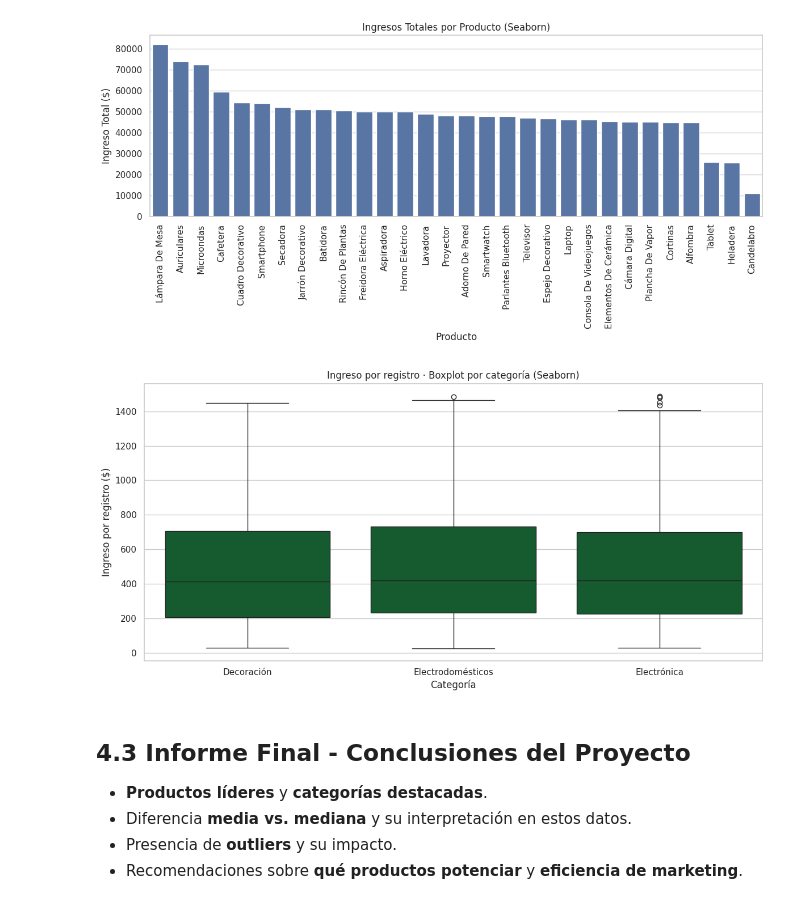
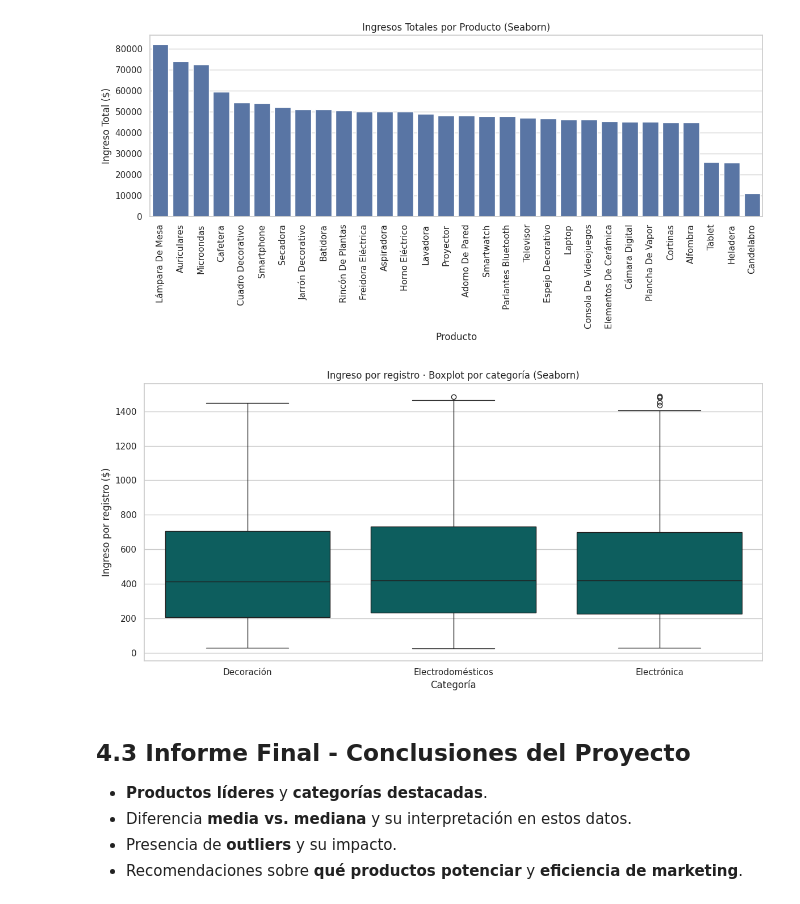
Before and after one commit to herguad/TT_data_analysis, a Jupyter notebook: Herrera_G_com_252612_ENTREGA_TT.ipynb, the cells around one changed output. Cells and saved outputs as stored; diff of their text form; code cells hidden in the pictures.

```diff
--- a/Herrera_G_com_252612_ENTREGA_TT.ipynb
+++ b/Herrera_G_com_252612_ENTREGA_TT.ipynb
@@ -1112,15 +1112,15 @@ plt.show()
 # %%
 # gráfico de caja para mostrar el ingreso por registro, por categoria
 
 plt.figure(figsize=(12, 6))
-ax = sns.boxplot(data=ventas_perform, x='categoria', y='ingreso',color= color_green)
+ax = sns.boxplot(data=ventas_perform, x='categoria', y='ingreso',color= color_teal)
 ax.set_title('Ingreso por registro · Boxplot por categoría (Seaborn)')
 ax.set_xlabel('Categoría')
 ax.set_ylabel('Ingreso por registro ($)')
 plt.tight_layout()
 plt.show()
 # %% [output]
-[figure, old version]
+[figure, new version]
 # %% [markdown]
 ## 4.3 Informe Final - Conclusiones del Proyecto
 - **Productos líderes** y **categorías destacadas**.
```
